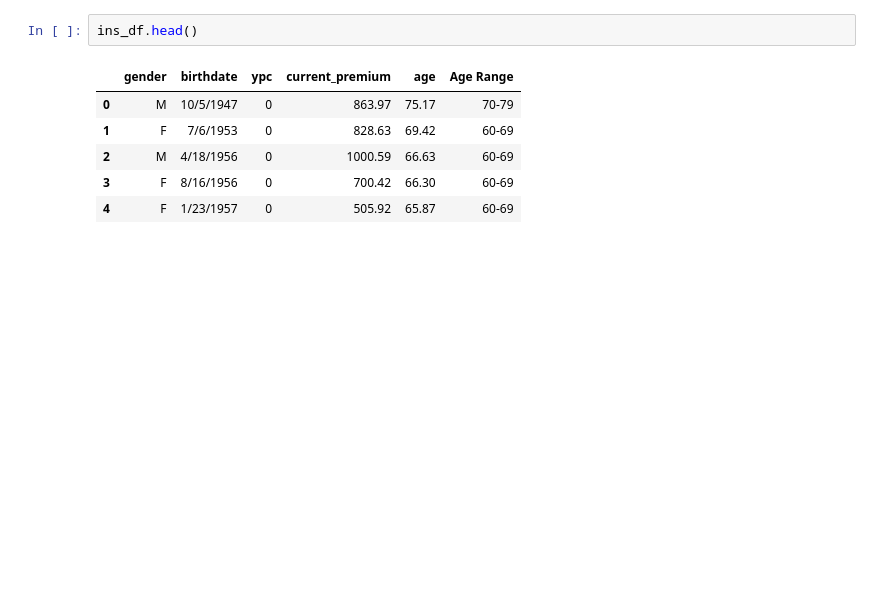
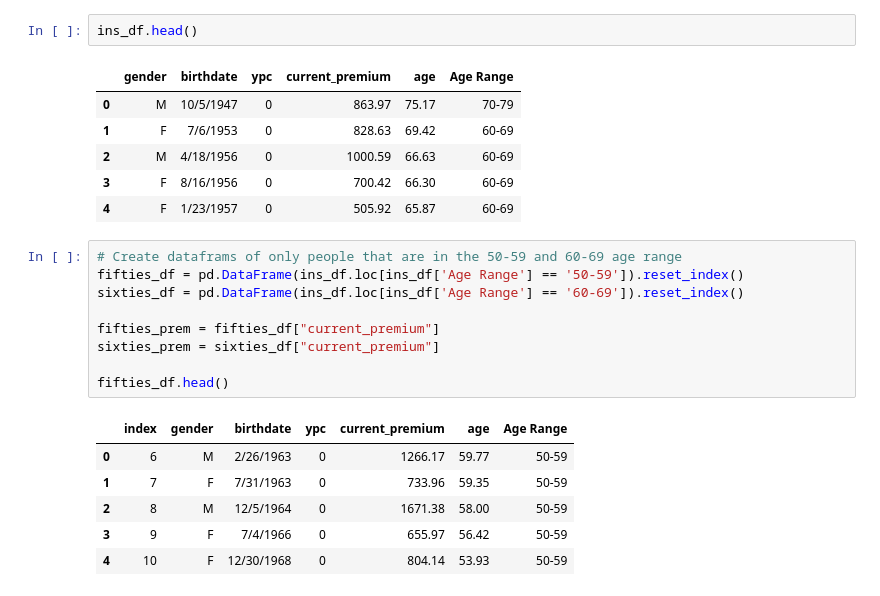
Before and after one commit to jthubert10/Auto_Insurance_Analysis, a Jupyter notebook: pyInsuranceAge.ipynb, the cells around one changed output. Cells and saved outputs as stored; diff of their text form; blank space fills up the shorter version.

```diff
--- a/pyInsuranceAge.ipynb
+++ b/pyInsuranceAge.ipynb
@@ -156,5 +165,21 @@ ins_df.head()
 | 2 | M | 4/18/1956 | 0 | 1000.59 | 66.63 | 60-69 |
 | 3 | F | 8/16/1956 | 0 | 700.42 | 66.30 | 60-69 |
 | 4 | F | 1/23/1957 | 0 | 505.92 | 65.87 | 60-69 |
+# %%
+# Create dataframs of only people that are in the 50-59 and 60-69 age range
+fifties_df = pd.DataFrame(ins_df.loc[ins_df['Age Range'] == '50-59']).reset_index()
+sixties_df = pd.DataFrame(ins_df.loc[ins_df['Age Range'] == '60-69']).reset_index()
+
+fifties_prem = fifties_df["current_premium"]
+sixties_prem = sixties_df["current_premium"]
+
+fifties_df.head()
+# %% [output]
+|  | index | gender | birthdate | ypc | current_premium | age | Age Range |
+| 0 | 6 | M | 2/26/1963 | 0 | 1266.17 | 59.77 | 50-59 |
+| 1 | 7 | F | 7/31/1963 | 0 | 733.96 | 59.35 | 50-59 |
+| 2 | 8 | M | 12/5/1964 | 0 | 1671.38 | 58.00 | 50-59 |
+| 3 | 9 | F | 7/4/1966 | 0 | 655.97 | 56.42 | 50-59 |
+| 4 | 10 | F | 12/30/1968 | 0 | 804.14 | 53.93 | 50-59 |
 # %%
 # Box and whisker plot showing any outliers comparing fifties and sixties and their current premium that may skew the average listed above
```
Also changed, not shown: parts of 5 cells of this notebook.
